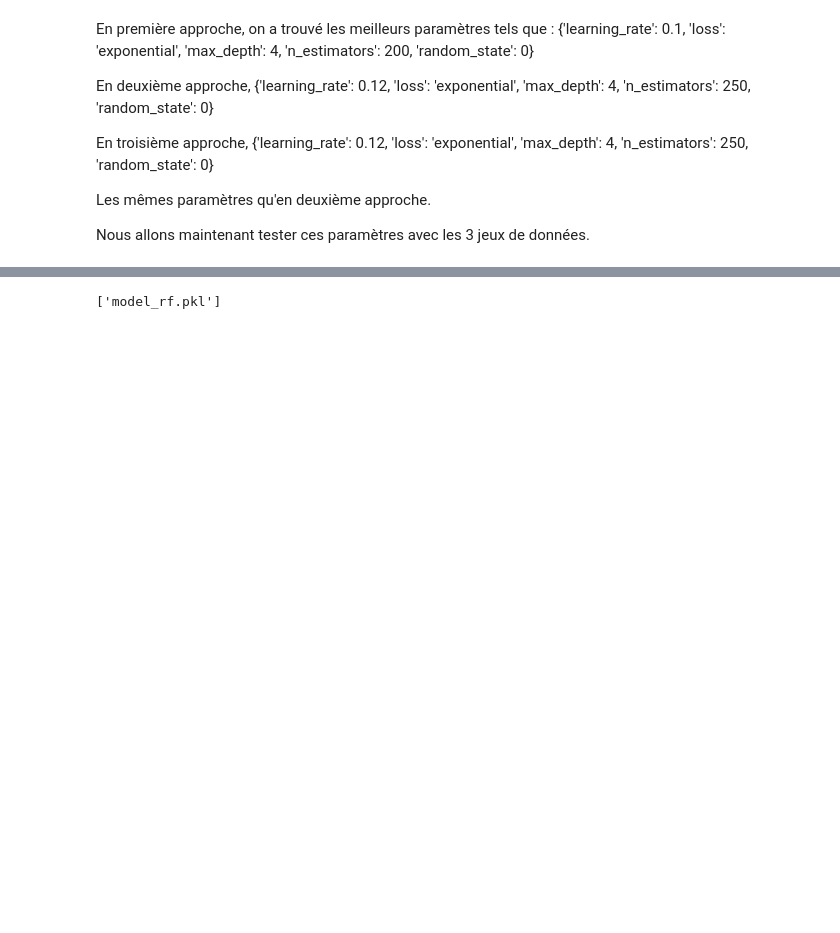
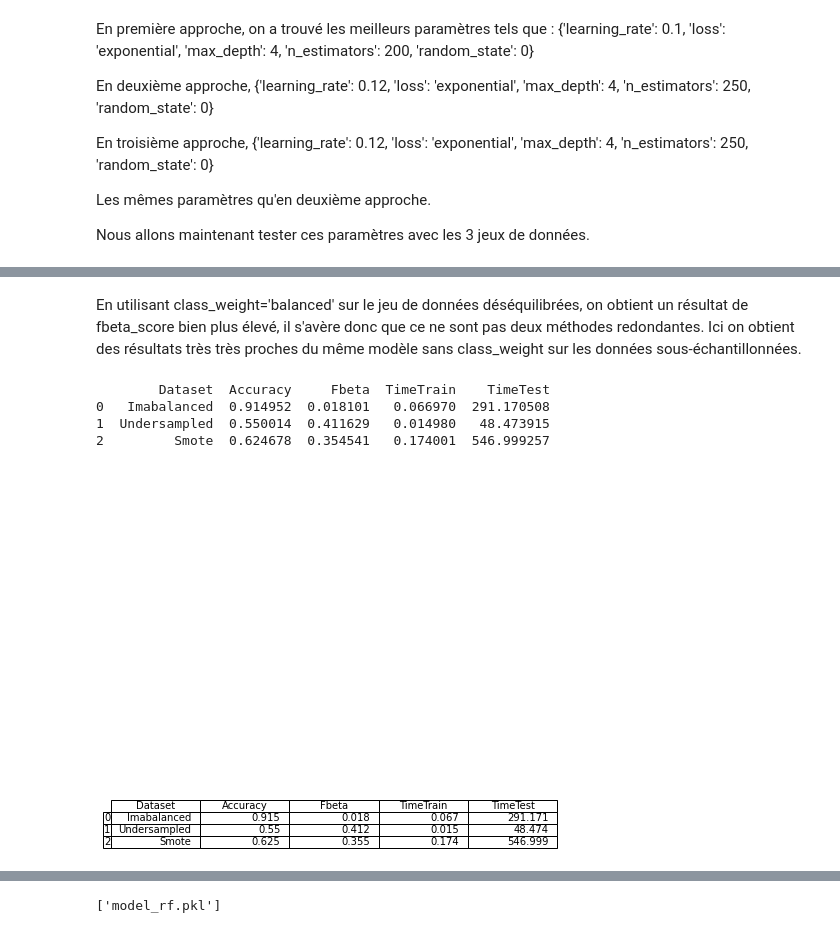
Before and after one commit to TravelAsATeam/OpenClassroomsP7, a Jupyter notebook: Model.ipynb, the cells around one changed output, grey strips where cells are left out. Drawn from its saved outputs; the diff is of its cells as text; code cells hidden in the pictures; blank space fills up the shorter version.

```diff
--- a/Model.ipynb
+++ b/Model.ipynb
@@ -622,0 +856,29 @@ Pour ces raisons, c'est ce modèle que l'on utilisera par la suite pour l'API.
+# %% [markdown]
+En utilisant class_weight='balanced' sur le jeu de données déséquilibrées, on obtient un résultat de fbeta_score bien plus élevé, il s'avère donc que ce ne sont pas deux méthodes redondantes. Ici on obtient des résultats très très proches du même modèle sans class_weight sur les données sous-échantillonnées.
+# %%
+#Tableau des résultats des modèles optimisés Knn
+from pandas.plotting import table
+synthese_knn = pd.DataFrame()
+synthese_knn = synthese_knn.assign(Dataset = ['Imabalanced', 'Undersampled','Smote'])
+synthese_knn = synthese_knn.assign(Accuracy = [acc_knn_imb,acc_knn_rus,acc_knn_smote])
+synthese_knn = synthese_knn.assign(Fbeta = [fbeta_knn_imb,fbeta_knn_rus,fbeta_knn_smote])
+synthese_knn = synthese_knn.assign(TimeTrain = [time_knn_imb_train,time_knn_rus_train,
+                                                time_knn_smote_train])
+synthese_knn = synthese_knn.assign(TimeTest = [time_knn_imb_pred,time_knn_rus_pred,time_knn_smote_pred])
+print(synthese_knn)
+
+# Affichage sous forme de tableau à télécharger
+plt.figure(figsize=(8,6))
+# Pas d'axes
+ax = plt.subplot(frame_on=False)
+ax.xaxis.set_visible(False)
+ax.yaxis.set_visible(False)
+#Création du tableau
+table(ax, synthese_knn.round(decimals=3))
+plt.show()
+# %% [output]
+        Dataset  Accuracy     Fbeta  TimeTrain    TimeTest
+0   Imabalanced  0.914952  0.018101   0.066970  291.170508
+1  Undersampled  0.550014  0.411629   0.014980   48.473915
+2         Smote  0.624678  0.354541   0.174001  546.999257
+[figure, added]
```
Also changed, not shown: parts of 18 cells of this notebook, 3 other files.
